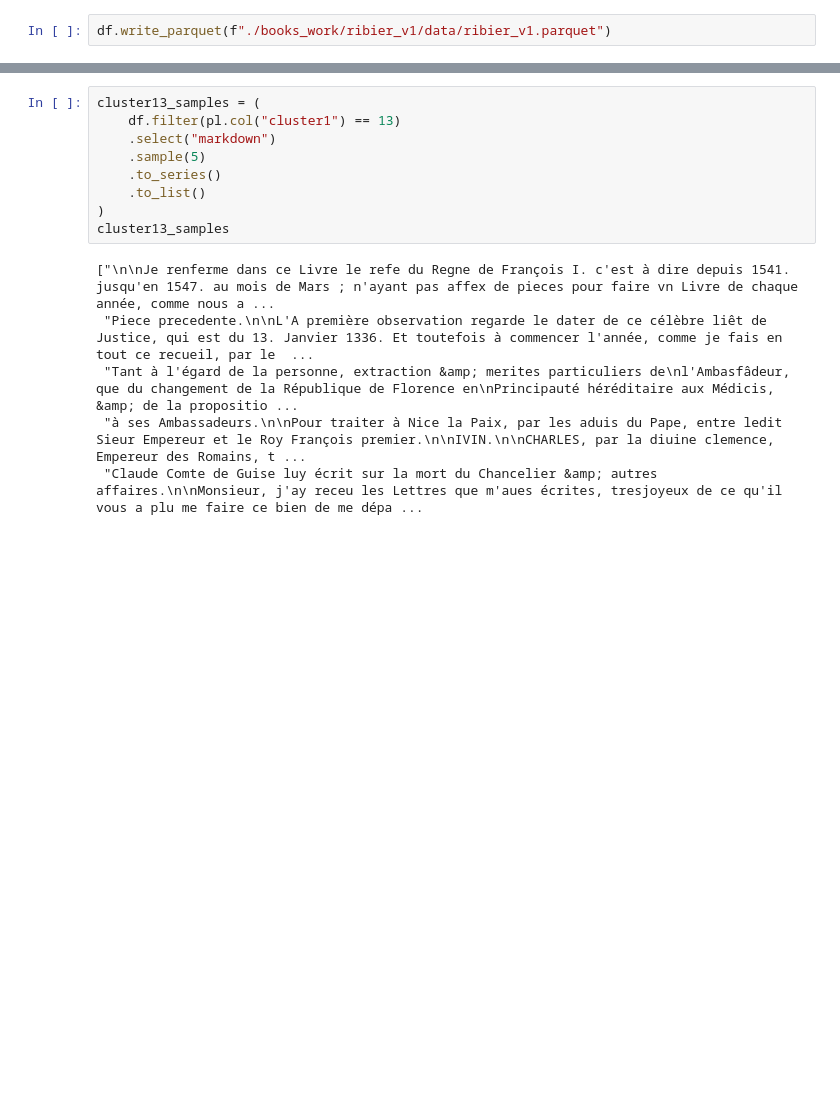
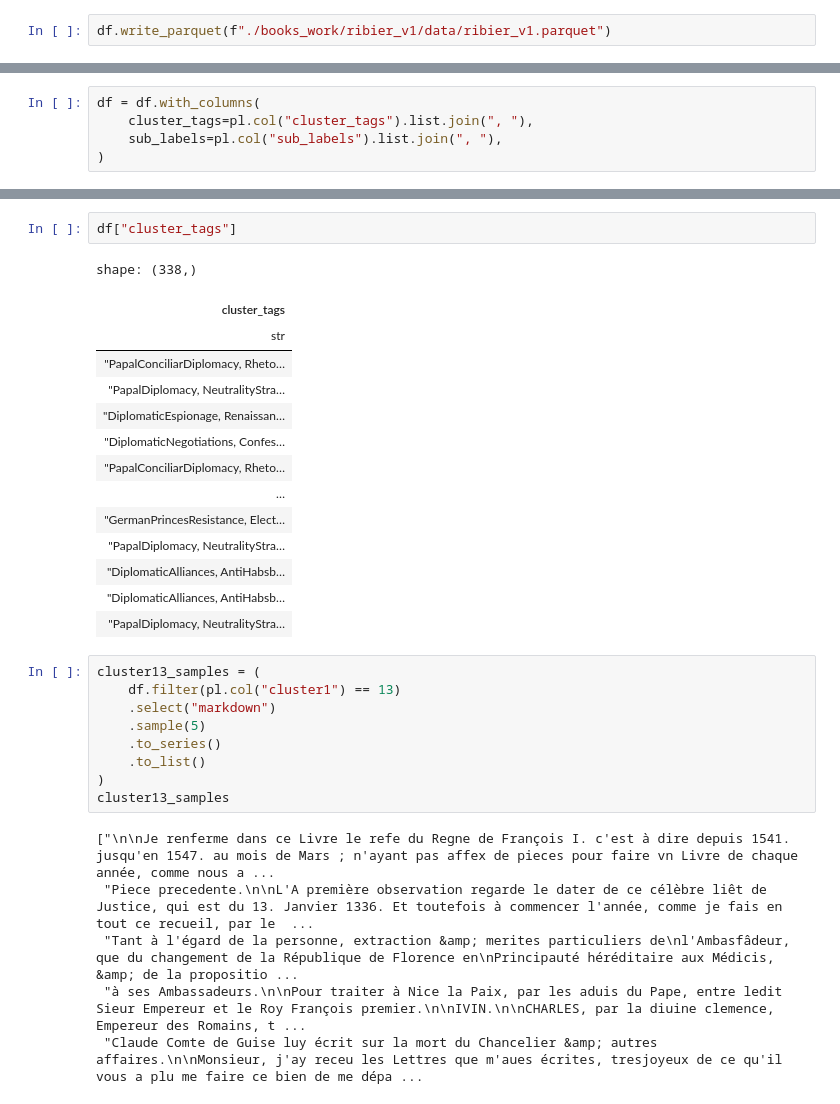
Before and after one commit to nkmwicz/scholarmap-data, a Jupyter notebook: s3.test.ipynb, the cells around one changed output, grey strips where cells are left out. Cells and saved outputs as stored; diff of their text form; blank space fills up the shorter version.

Commit message:
fixing sub clustering

```diff
--- a/s3.test.ipynb
+++ b/s3.test.ipynb
@@ -150,0 +146,5 @@ shape: (14, 2)
+# %%
+df = df.with_columns(
+    cluster_tags=pl.col("cluster_tags").list.join(", "),
+    sub_labels=pl.col("sub_labels").list.join(", "),
+)
@@ -151,3 +182,20 @@ shape: (14, 2)
+# %%
+df["cluster_tags"]
+# %% [output]
+shape: (338,)
+| cluster_tags |
+| str |
+| "PapalConciliarDiplomacy, Rheto… |
+| "PapalDiplomacy, NeutralityStra… |
+| "DiplomaticEspionage, Renaissan… |
+| "DiplomaticNegotiations, Confes… |
+| "PapalConciliarDiplomacy, Rheto… |
+| … |
+| "GermanPrincesResistance, Elect… |
+| "PapalDiplomacy, NeutralityStra… |
+| "DiplomaticAlliances, AntiHabsb… |
+| "DiplomaticAlliances, AntiHabsb… |
+| "PapalDiplomacy, NeutralityStra… |
 # %%
 cluster13_samples = (
     df.filter(pl.col("cluster1") == 13)
```
Also changed, not shown: parts of 4 cells of this notebook, 1 other file.
